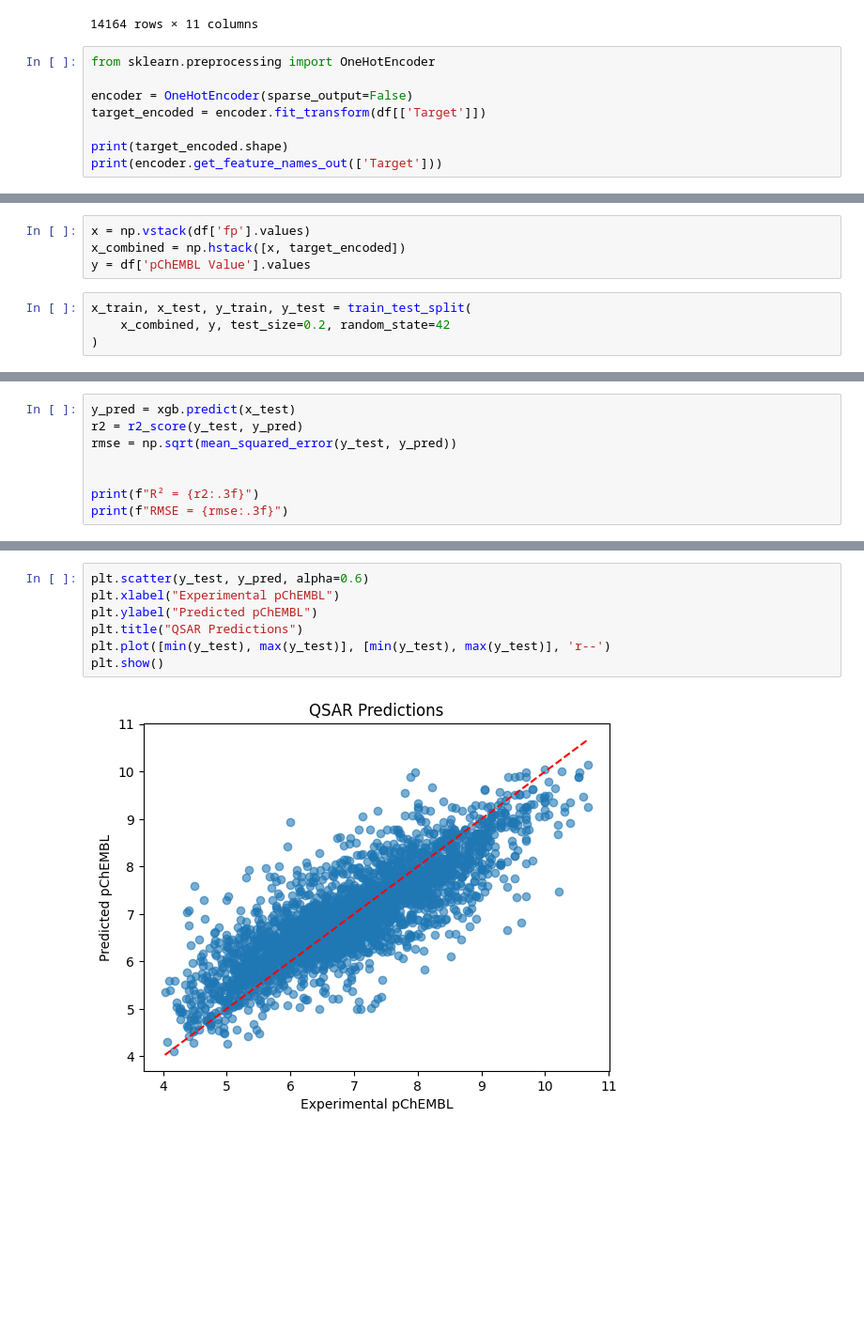
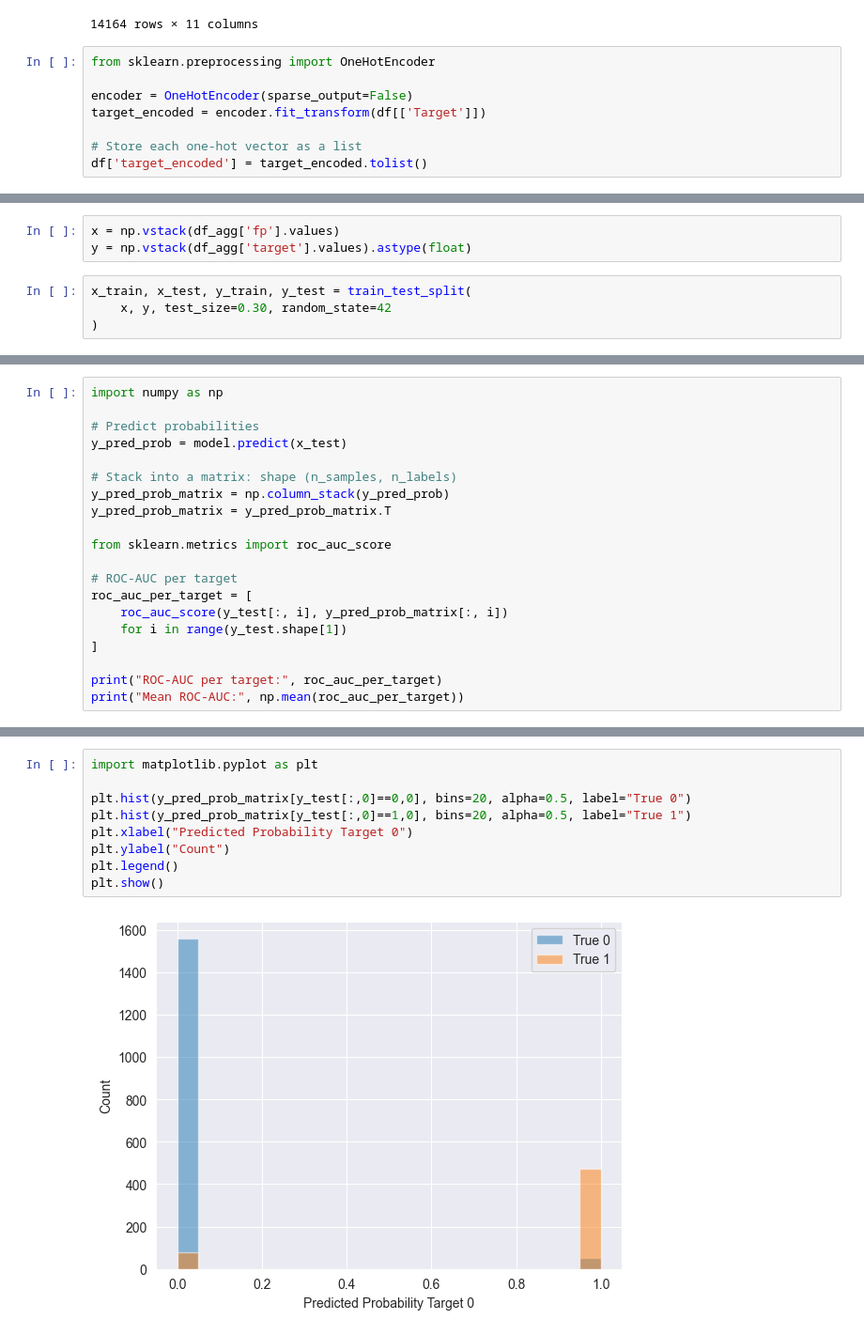
Before and after one commit to lopataa/qspr-qsar-explainability, a Jupyter notebook: qsar/xgboost.ipynb, the cells around one changed output, grey strips where cells are left out. Shown at 94% size. Drawn from its saved outputs; the diff is of its cells as text; blank space fills up the shorter version.

Commit message:
qsar shap

```diff
--- a/qsar/xgboost.ipynb
+++ b/qsar/xgboost.ipynb
@@ -75,5 +72,5 @@ from sklearn.preprocessing import OneHotEncoder
 encoder = OneHotEncoder(sparse_output=False)
 target_encoded = encoder.fit_transform(df[['Target']])
 
-print(target_encoded.shape)
-print(encoder.get_feature_names_out(['Target']))
+# Store each one-hot vector as a list
+df['target_encoded'] = target_encoded.tolist()
@@ -99,10 +130,9 @@ df
 # %%
-x = np.vstack(df['fp'].values)
-x_combined = np.hstack([x, target_encoded])
-y = df['pChEMBL Value'].values
+x = np.vstack(df_agg['fp'].values)
+y = np.vstack(df_agg['target'].values).astype(float)
 # %%
 x_train, x_test, y_train, y_test = train_test_split(
-    x_combined, y, test_size=0.2, random_state=42
+    x, y, test_size=0.30, random_state=42
 )
 # %%
 from xgboost import XGBRegressor
@@ -143,9 +181,21 @@ XGBRegressor(base_score=None, booster=None, callbacks=None,
 # %%
-y_pred = xgb.predict(x_test)
-r2 = r2_score(y_test, y_pred)
-rmse = np.sqrt(mean_squared_error(y_test, y_pred))
+import numpy as np
 
+# Predict probabilities
+y_pred_prob = model.predict(x_test)
 
-print(f"R² = {r2:.3f}")
-print(f"RMSE = {rmse:.3f}")
+# Stack into a matrix: shape (n_samples, n_labels)
+y_pred_prob_matrix = np.column_stack(y_pred_prob)
+y_pred_prob_matrix = y_pred_prob_matrix.T
+
+from sklearn.metrics import roc_auc_score
+
+# ROC-AUC per target
+roc_auc_per_target = [
+    roc_auc_score(y_test[:, i], y_pred_prob_matrix[:, i])
+    for i in range(y_test.shape[1])
+]
+
+print("ROC-AUC per target:", roc_auc_per_target)
+print("Mean ROC-AUC:", np.mean(roc_auc_per_target))
 # %% [output]
@@ -154,9 +250,11 @@ RMSE = 0.697
 # %%
-plt.scatter(y_test, y_pred, alpha=0.6)
-plt.xlabel("Experimental pChEMBL")
-plt.ylabel("Predicted pChEMBL")
-plt.title("QSAR Predictions")
-plt.plot([min(y_test), max(y_test)], [min(y_test), max(y_test)], 'r--')
+import matplotlib.pyplot as plt
+
+plt.hist(y_pred_prob_matrix[y_test[:,0]==0,0], bins=20, alpha=0.5, label="True 0")
+plt.hist(y_pred_prob_matrix[y_test[:,0]==1,0], bins=20, alpha=0.5, label="True 1")
+plt.xlabel("Predicted Probability Target 0")
+plt.ylabel("Count")
+plt.legend()
 plt.show()
 # %% [output]
-[figure, old version]
+[figure, new version]
```
Also changed, not shown: parts of 12 cells of this notebook, 11 other files.
